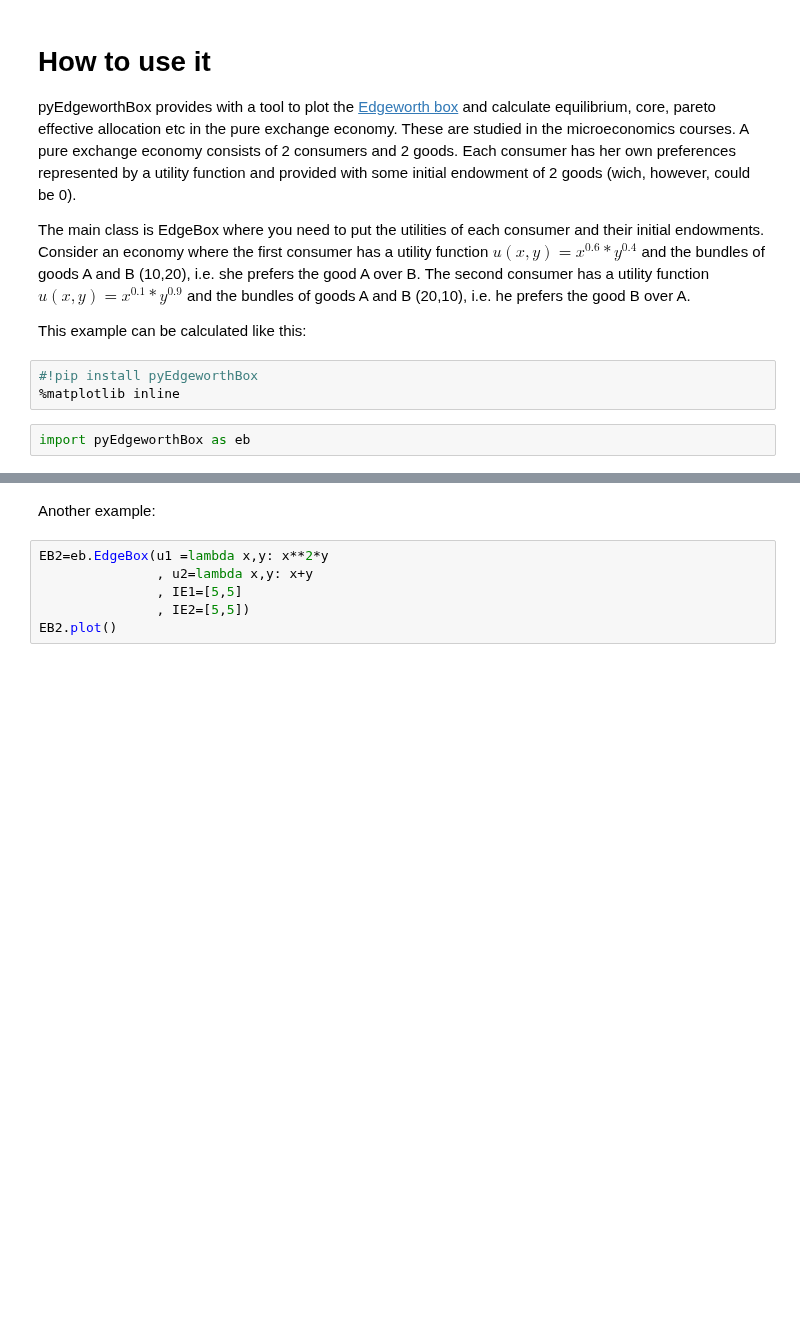
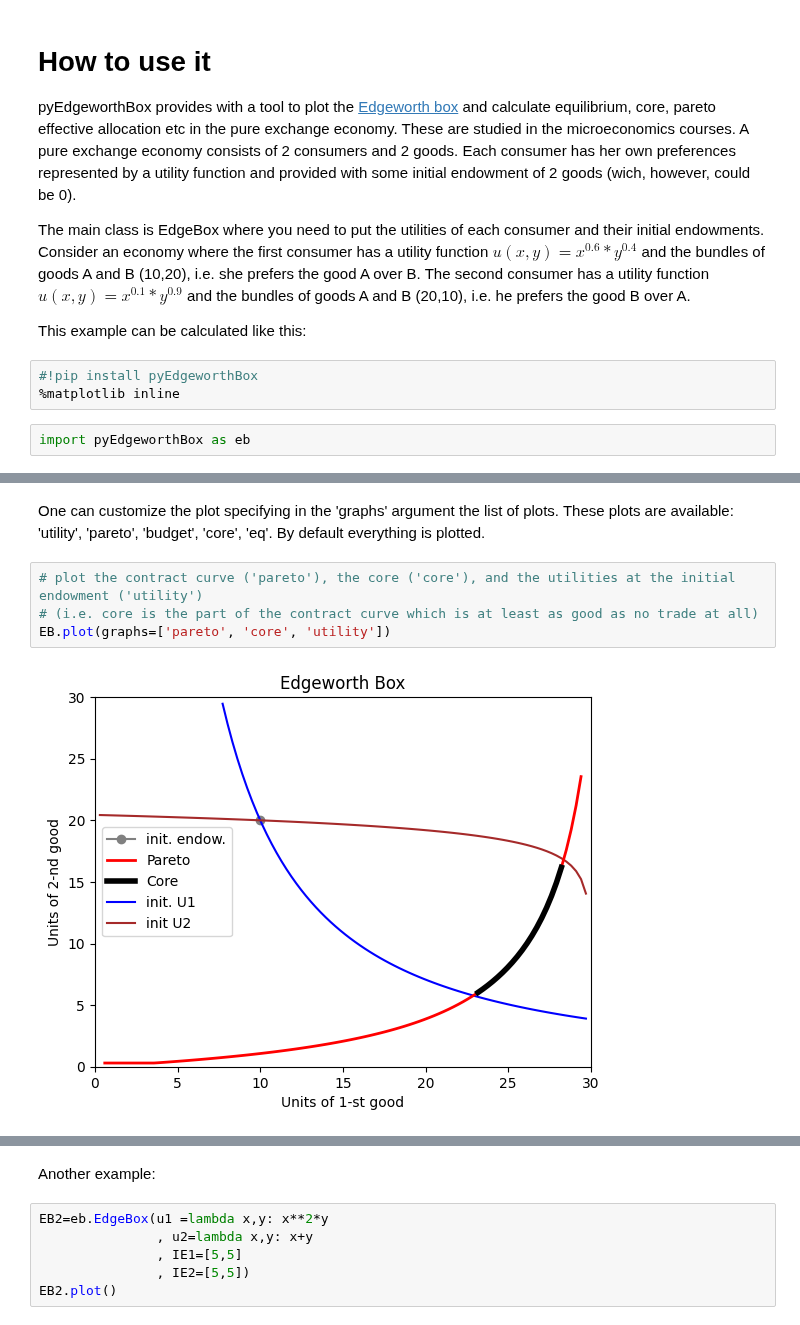
Before and after one commit to maxlit/pyEdgeworthBox, a Jupyter notebook: README.ipynb, the cells around one changed output, grey strips where cells are left out. Drawn from its saved outputs; the diff is of its cells as text; blank space fills up the shorter version.

```diff
--- a/README.ipynb
+++ b/README.ipynb
@@ -22,0 +25,8 @@ EB.plot()
+# %% [markdown]
+One can customize the plot specifying in the 'graphs' argument the list of plots. These plots are available: 'utility', 'pareto', 'budget', 'core', 'eq'. By default everything is plotted.
+# %%
+# plot the contract curve ('pareto'), the core ('core'), and the utilities at the initial endowment ('utility')
+# (i.e. core is the part of the contract curve which is at least as good as no trade at all)
+EB.plot(graphs=['pareto', 'core', 'utility'])
+# %% [output]
+[figure, added]
```
Also changed, not shown: parts of 4 cells of this notebook, 1 other file.
